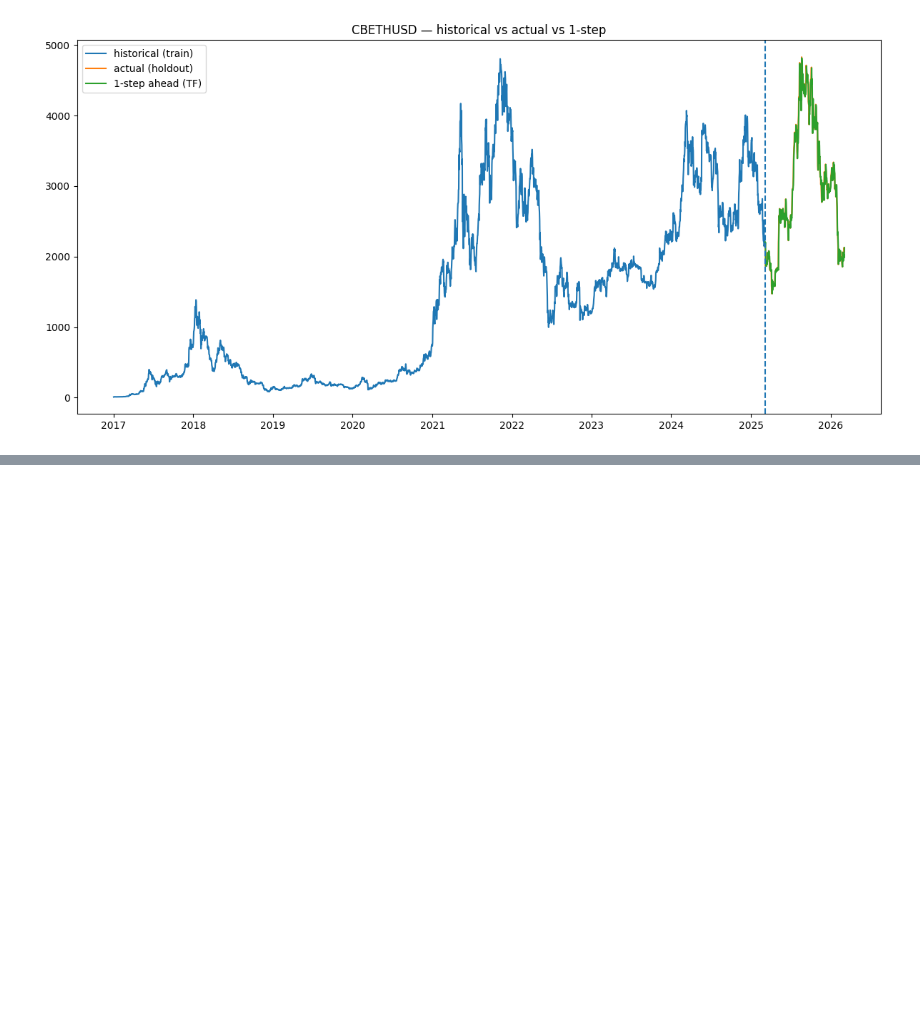
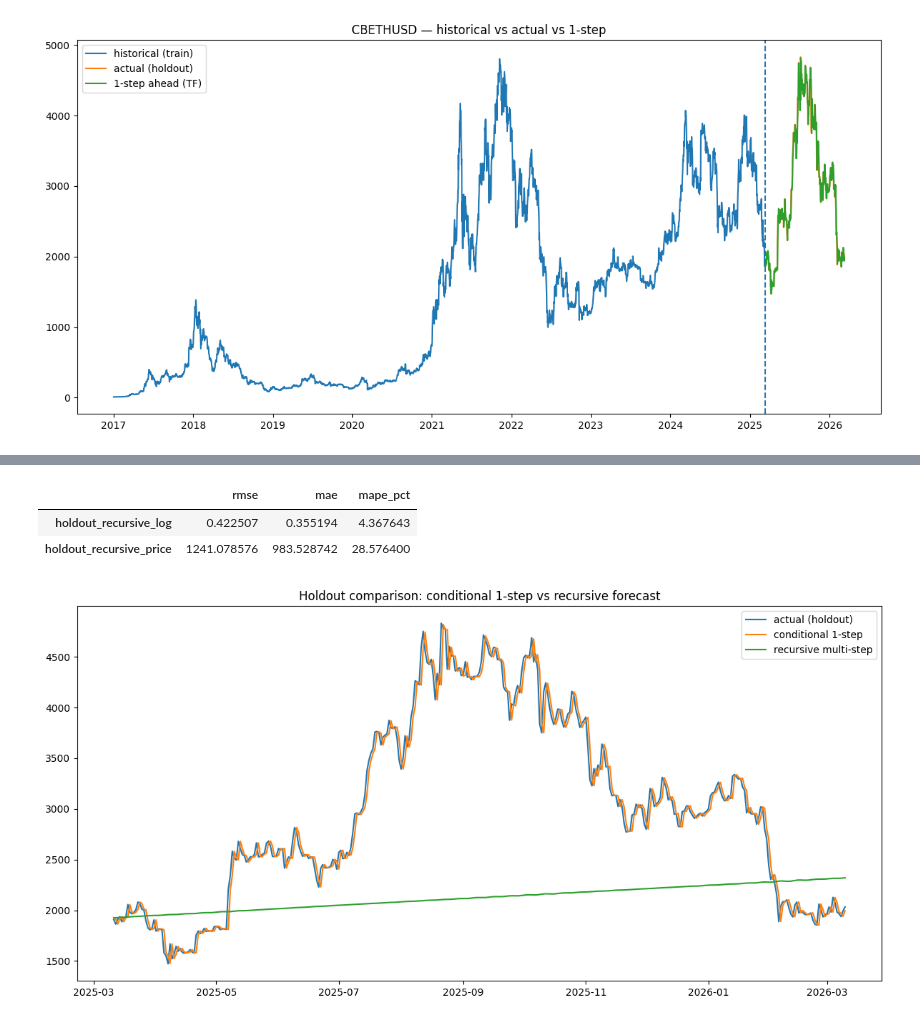
Before and after one commit to nikhilxsunder/ns-sdn, a Jupyter notebook: notebooks/tests.ipynb, the cells around one changed output, grey strips where cells are left out. Saved outputs shown, nothing was run; the diff lists cells and outputs as text; code cells hidden in the pictures; blank space fills up the shorter version.

```diff
--- a/notebooks/tests.ipynb
+++ b/notebooks/tests.ipynb
@@ -208,0 +418,34 @@ rmse, mae, mape
+# %%
+yhat_rec_s = recursive_forecast_from_history(
+    model=model,
+    t_hist=t_hist,
+    y_hist_s=y_hist_s,
+    t_fut=t_fut,
+    device=DEVICE,
+)
+
+rec_lp = y_scaler.inverse_transform(yhat_rec_s).numpy().squeeze()
+rec_p = np.exp(rec_lp)
+
+metrics_recursive_log = compute_metrics(fut_lp, rec_lp)
+metrics_recursive_price = compute_metrics(fut_p, rec_p)
+
+pd.DataFrame(
+    [metrics_recursive_log, metrics_recursive_price],
+    index=["holdout_recursive_log", "holdout_recursive_price"],
+)
+# %% [output]
+|  | rmse | mae | mape_pct |
+| holdout_recursive_log | 0.422507 | 0.355194 | 4.367643 |
+| holdout_recursive_price | 1241.078576 | 983.528742 | 28.576400 |
+# %%
+plt.figure(figsize=(12, 6))
+plt.plot(dates_fut, fut_p, label="actual (holdout)")
+plt.plot(dates_fut, one_p, label="conditional 1-step")
+plt.plot(dates_fut, rec_p, label="recursive multi-step")
+plt.title("Holdout comparison: conditional 1-step vs recursive forecast")
+plt.legend()
+plt.tight_layout()
+plt.show()
+# %% [output]
+[figure, added]
```
Also changed, not shown: parts of 59 cells of this notebook, 5 other files.
